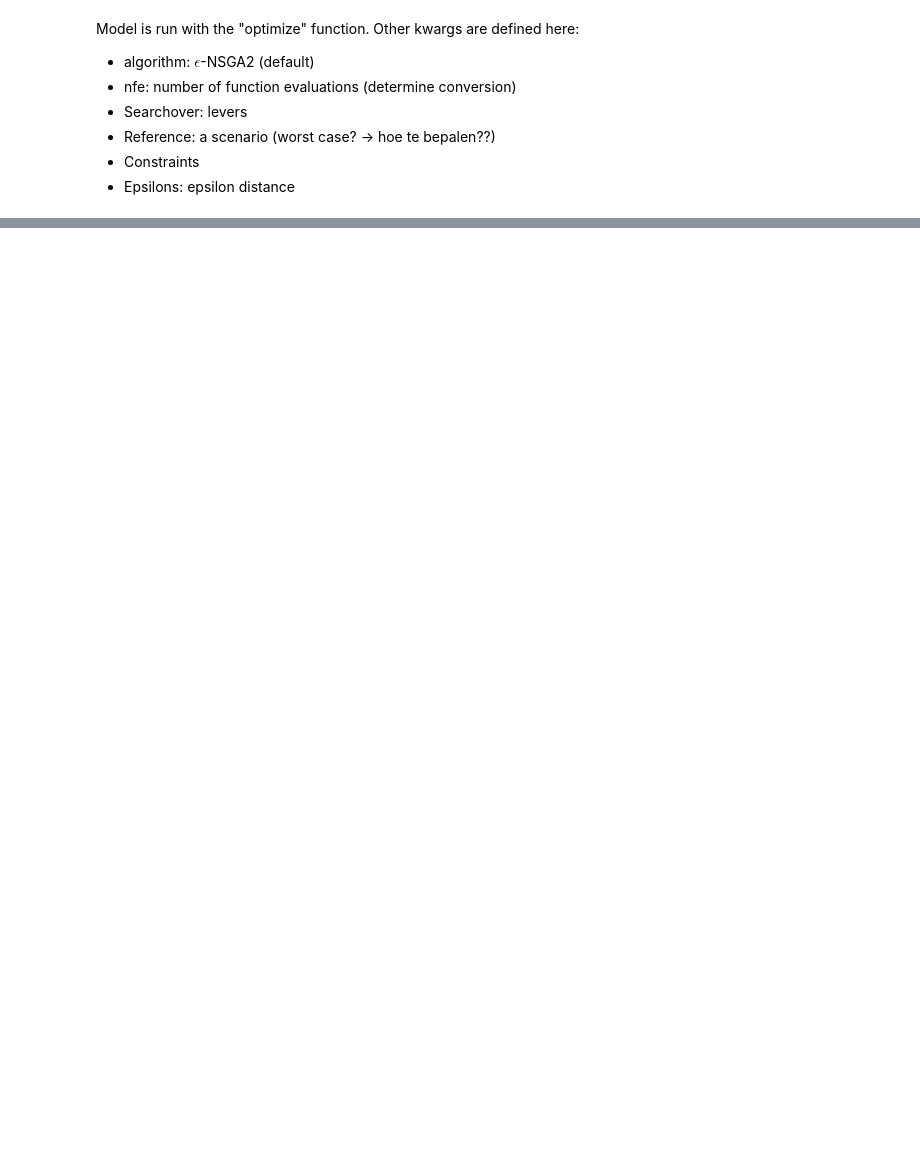
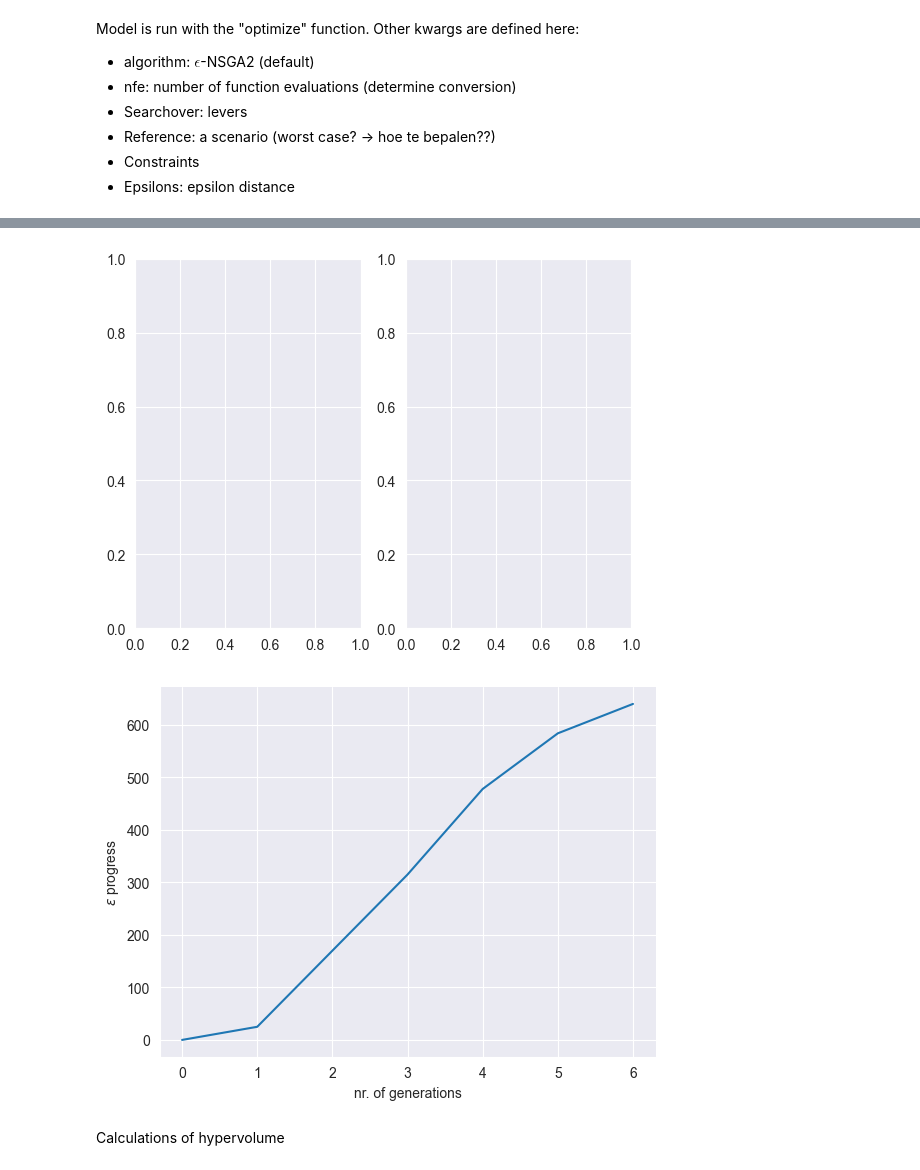
Before and after one commit to BRtudelft/Group1_EPA1361_Model-based_Decision-making, a Jupyter notebook: MORDM_2_generating_alternatives.ipynb, the cells around one changed output, grey strips where cells are left out. Saved outputs shown, nothing was run; the diff lists cells and outputs as text; code cells hidden in the pictures; blank space fills up the shorter version.

```diff
--- a/MORDM_2_generating_alternatives.ipynb
+++ b/MORDM_2_generating_alternatives.ipynb
@@ -33,6 +37,9 @@ Model is run with the "optimize" function. Other kwargs are defined here:
 - Epsilons: epsilon distance
 # %%
 #Remove unused imports
+import pandas as pd
+import seaborn as sns
+import matplotlib.pyplot as plt
 from ema_workbench import (Model, RealParameter, ScalarOutcome,
                            MultiprocessingEvaluator, ema_logging,
                            Constant, SequentialEvaluator)
@@ -40,5 +47,9 @@ from ema_workbench import (Model, RealParameter, ScalarOutcome,
 
 from problem_formulation import get_model_for_problem_formulation
 
-ema_logging.log_to_stderr(ema_logging.INFO)
+#import CSV files generated in dike_model_optimization
+results = pd.read_csv('data/output_data/results_optimization_5000nfe.csv')
+convergence = pd.read_csv('data/output_data/convergence_optimization_5000nfe.csv')
+
+#define model
 dike_model, planning_steps = get_model_for_problem_formulation(2)
@@ -50,0 +81,12 @@ Error in markdown scenario die gedefinieerd moet worden.
+# %%
+fig, (ax1, ax2) = plt.subplots(ncols=2, sharex=True)
+fig, ax1 = plt.subplots(ncols=1)
+ax1.plot(convergence.epsilon_progress)
+ax1.set_xlabel("nr. of generations")
+ax1.set_ylabel(r"$\epsilon$ progress")
+sns.despine()
+# %% [output]
+[figure, added]
+[figure, added]
+# %% [markdown]
+Calculations of hypervolume
```
Also changed, not shown: parts of 10 cells of this notebook, 2 other files.
